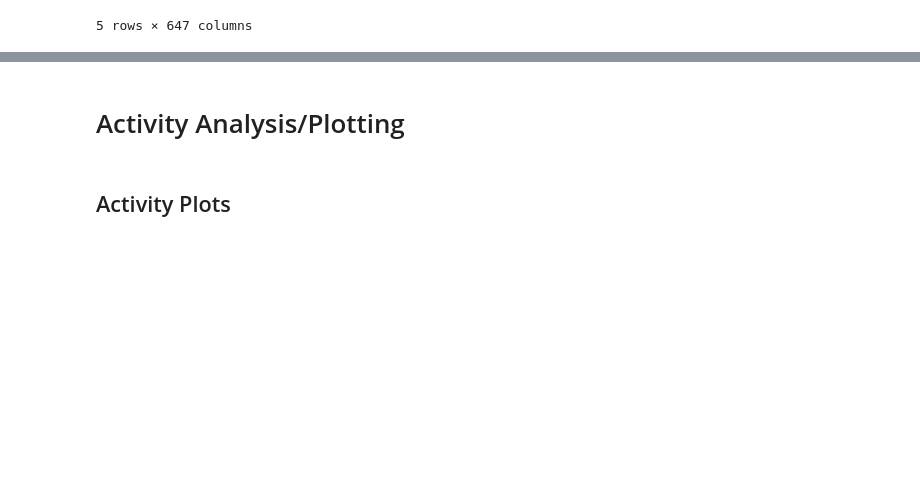
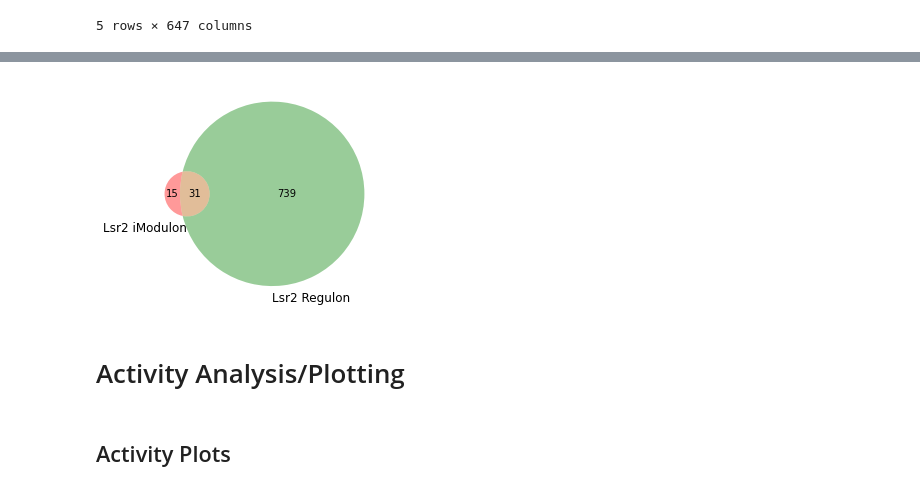
Before and after one commit to Reosu/modulome_mtb, a Jupyter notebook: notebooks/Validation_and_Discovery_Figures.ipynb, the cells around one changed output, grey strips where cells are left out. Saved outputs shown, nothing was run; the diff lists cells and outputs as text; code cells hidden in the pictures; blank space fills up the shorter version.

```diff
--- a/notebooks/Validation_and_Discovery_Figures.ipynb
+++ b/notebooks/Validation_and_Discovery_Figures.ipynb
@@ -57,3 +68,11 @@ ica_data.A.head()
+# %%
+fig,ax = plt.subplots()
+lsr2_imod = set(ica_data.view_imodulon("Lsr2").index)
+lsr2_regulon = set(ica_data.trn.loc[ica_data.trn["regulator"]=="Rv3597c"].gene_id)
+venn2([lsr2_imod,lsr2_regulon],["Lsr2 iModulon","Lsr2 Regulon"])
+plt.savefig("../figures/interim_figures/Lsr2_Venn.svg",transparent=True)
+# %% [output]
+[figure, added]
 # %% [markdown]
 # Activity Analysis/Plotting
 # %% [markdown]
```
Also changed, not shown: parts of 19 cells of this notebook, 19 other files.
